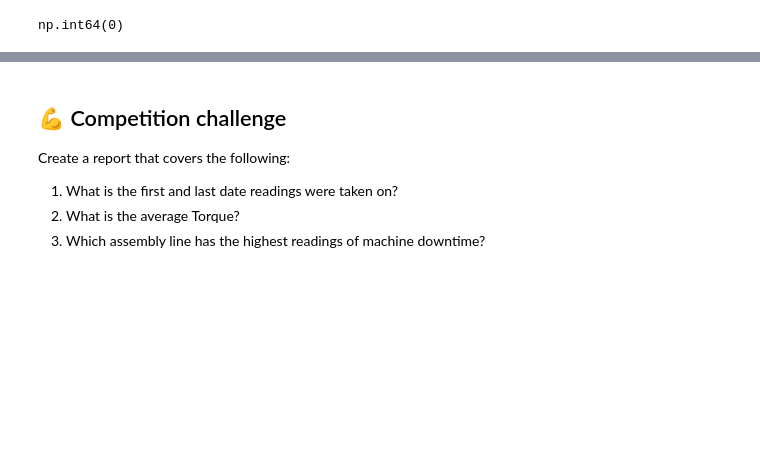
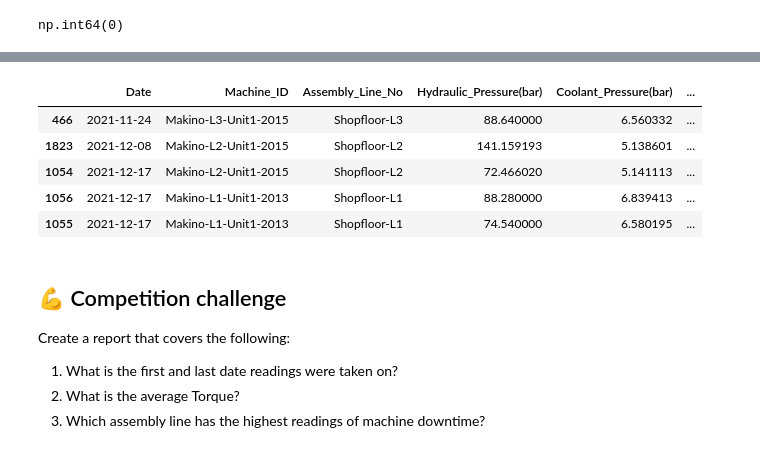
Before and after one commit to SirTee12/Machine-Downtime-Prediction, a Jupyter notebook: notebook/Analysis_machine_downtime.ipynb, the cells around one changed output, grey strips where cells are left out. Cells and saved outputs as stored; diff of their text form; code cells hidden in the pictures; blank space fills up the shorter version.

```diff
--- a/notebook/Analysis_machine_downtime.ipynb
+++ b/notebook/Analysis_machine_downtime.ipynb
@@ -111,3 +164,14 @@ np.int64(0)
+# %%
+# rearrange the dataframe based on the date column
+machine_downtime_ori = machine_downtime_ori.sort_values(by = 'Date')
+machine_downtime_ori.head()     # print the first few row to verify this
+# %% [output]
+|  | Date | Machine_ID | Assembly_Line_No | Hydraulic_Pressure(bar) | Coolant_Pressure(bar) | ... |
+| 466 | 2021-11-24 | Makino-L3-Unit1-2015 | Shopfloor-L3 | 88.640000 | 6.560332 | ... |
+| 1823 | 2021-12-08 | Makino-L2-Unit1-2015 | Shopfloor-L2 | 141.159193 | 5.138601 | ... |
+| 1054 | 2021-12-17 | Makino-L2-Unit1-2015 | Shopfloor-L2 | 72.466020 | 5.141113 | ... |
+| 1056 | 2021-12-17 | Makino-L1-Unit1-2013 | Shopfloor-L1 | 88.280000 | 6.839413 | ... |
+| 1055 | 2021-12-17 | Makino-L1-Unit1-2013 | Shopfloor-L1 | 74.540000 | 6.580195 | ... |
 # %% [markdown]
 ## 💪 Competition challenge
 
```
Also changed, not shown: parts of 10 cells of this notebook.
